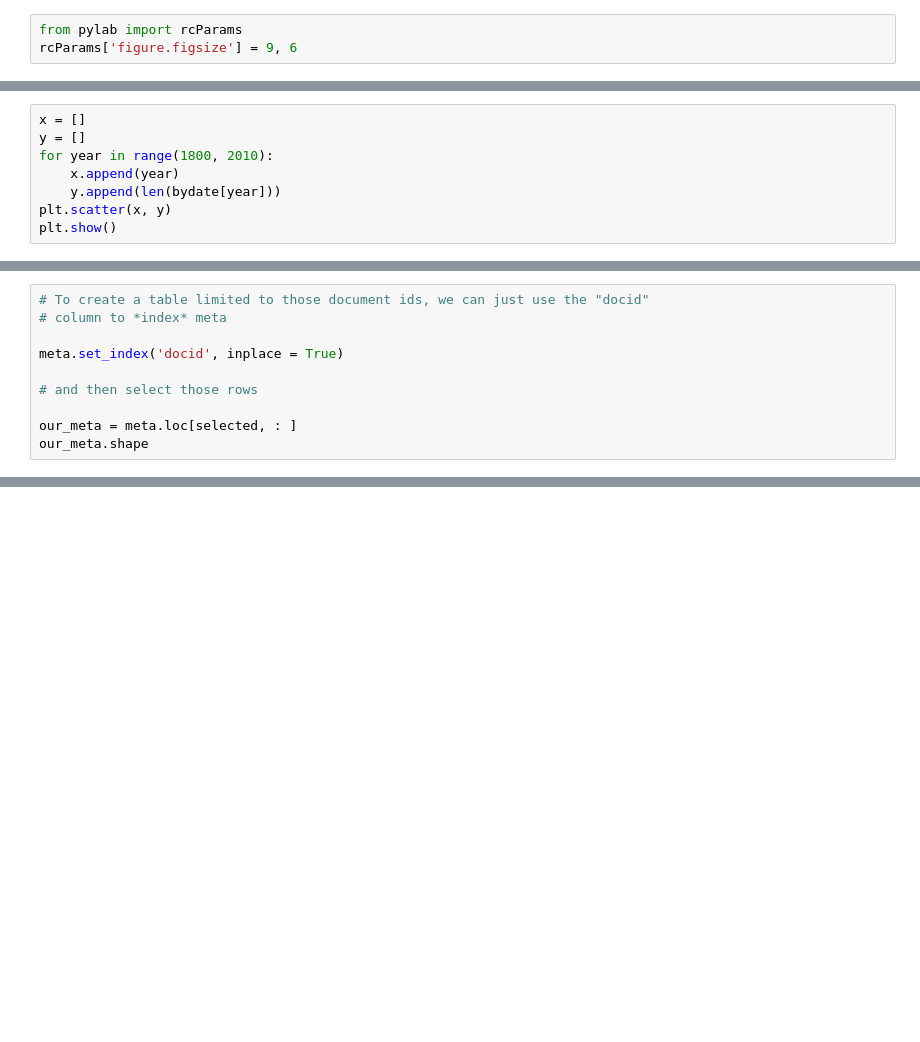
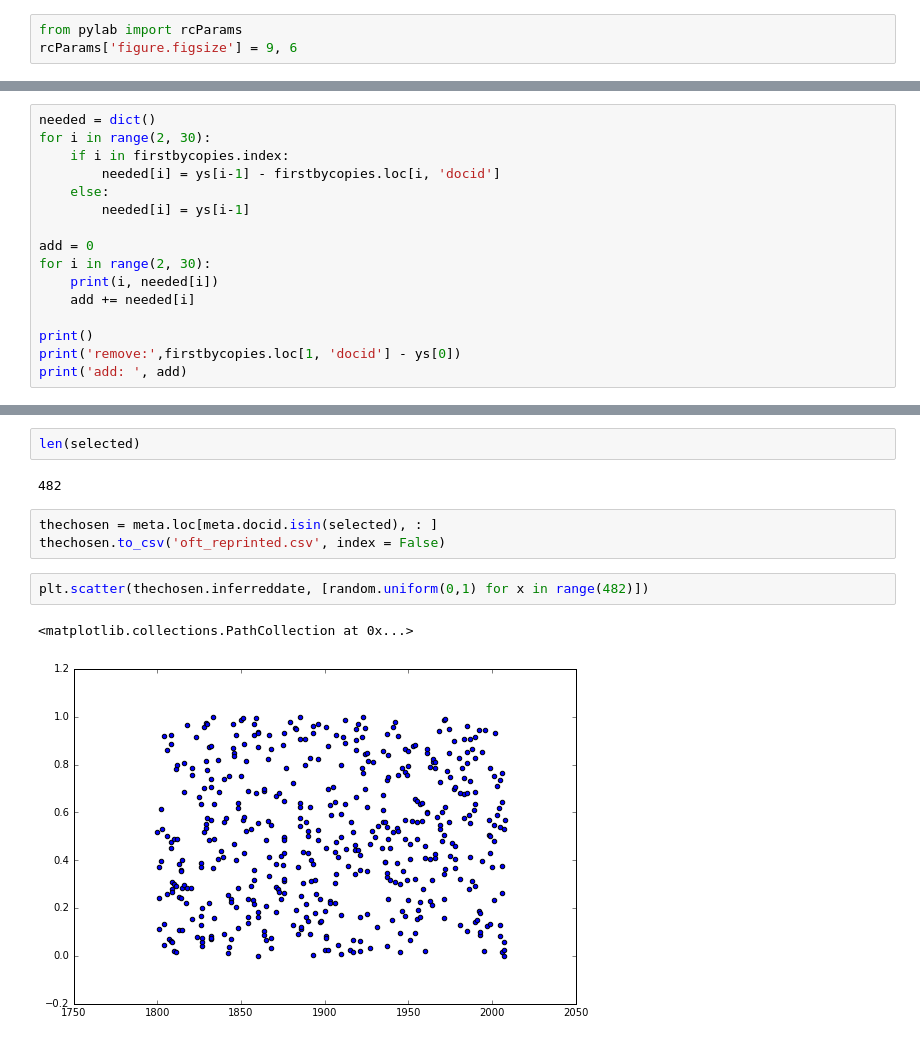
Before and after one commit to tedunderwood/meta2018, a Jupyter notebook: weightedselection.ipynb, the cells around one changed output, grey strips where cells are left out. Drawn from its saved outputs; the diff is of its cells as text; blank space fills up the shorter version.

Commit message:
weighted selection by # copies

```diff
--- a/weightedselection.ipynb
+++ b/weightedselection.ipynb
@@ -215,8 +171,0 @@ from matplotlib import pyplot as plt
-# %%
-x = []
-y = []
-for year in range(1800, 2010):
-    x.append(year)
-    y.append(len(bydate[year]))
-plt.scatter(x, y)
-plt.show()
@@ -248,10 +171,0 @@ Once we have a list of document ids we want to select, we can use them to extrac
-# %%
-# To create a table limited to those document ids, we can just use the "docid"
-# column to *index* meta
-
-meta.set_index('docid', inplace = True)
-
-# and then select those rows
-
-our_meta = meta.loc[selected, : ]
-our_meta.shape
@@ -369,0 +174,16 @@ min(our_meta.inferreddate)
+# %%
+needed = dict()
+for i in range(2, 30):
+    if i in firstbycopies.index:
+        needed[i] = ys[i-1] - firstbycopies.loc[i, 'docid']
+    else:
+        needed[i] = ys[i-1]
+
+add = 0
+for i in range(2, 30):
+    print(i, needed[i])
+    add += needed[i]
+
+print()
+print('remove:',firstbycopies.loc[1, 'docid'] - ys[0])
+print('add: ', add)
@@ -369,0 +269,12 @@ min(our_meta.inferreddate)
+# %%
+len(selected)
+# %% [output]
+482
+# %%
+thechosen = meta.loc[meta.docid.isin(selected), : ]
+thechosen.to_csv('oft_reprinted.csv', index = False)
+# %%
+plt.scatter(thechosen.inferreddate, [random.uniform(0,1) for x in range(482)])
+# %% [output]
+<matplotlib.collections.PathCollection at 0x...>
+[figure, added]
```
Also changed, not shown: parts of 57 cells of this notebook, 4 other files.
